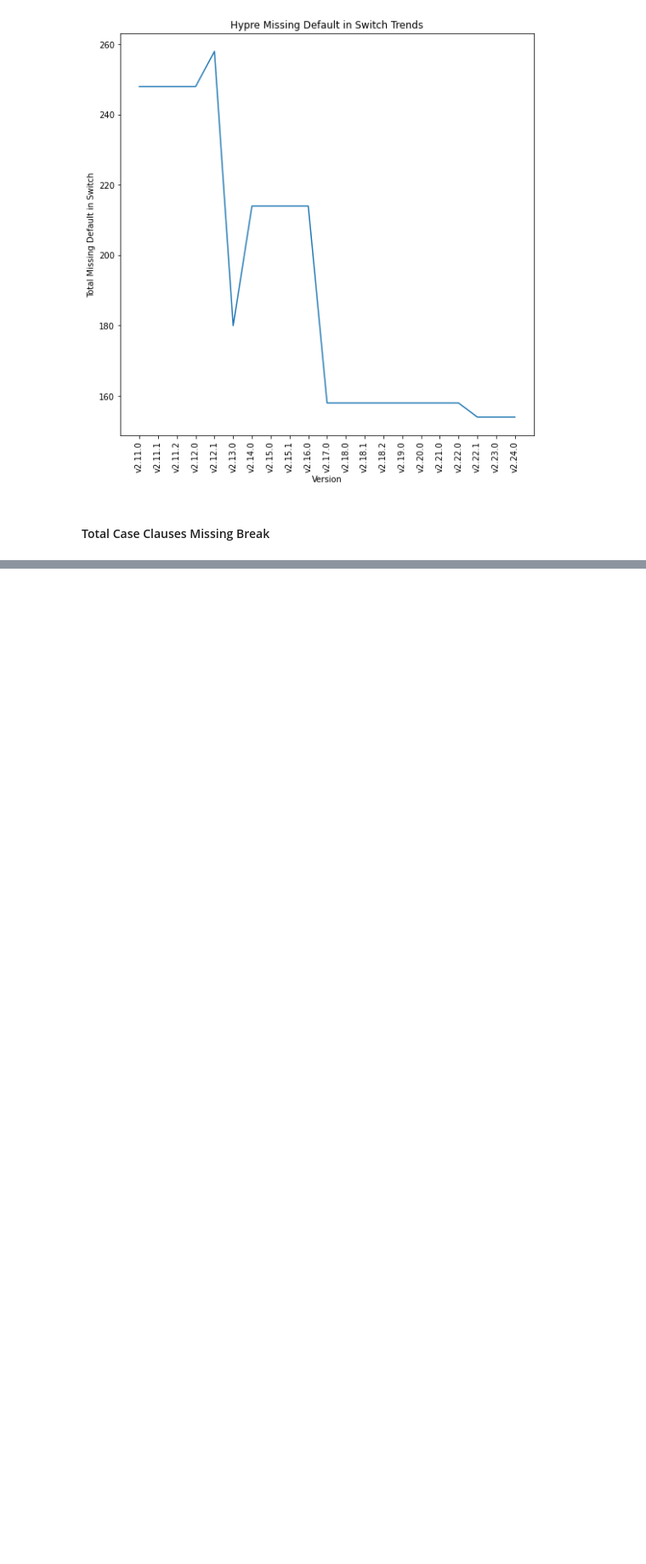
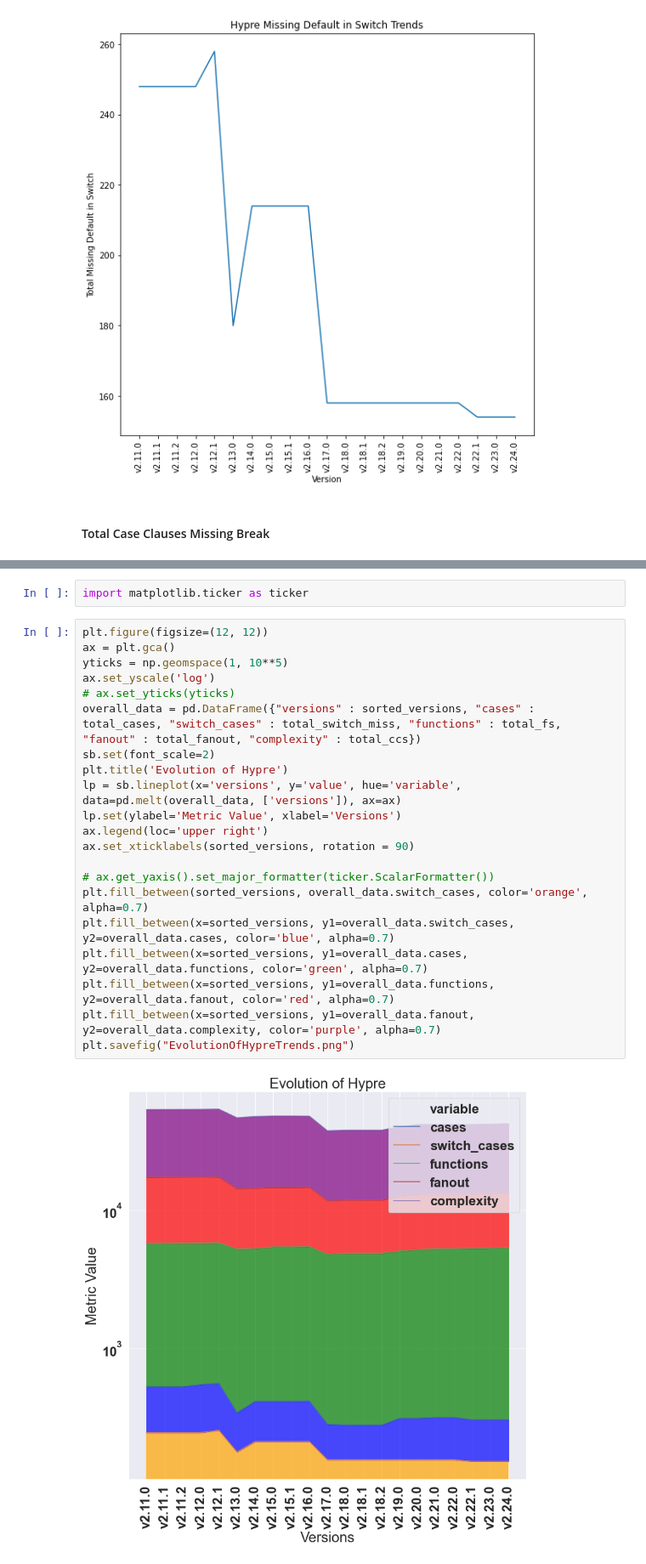
Before and after one commit to HPCL/codepurrfect, a Jupyter notebook: src/dockerStuff/Tool Use Case (HYPRE).ipynb, the cells around one changed output, grey strips where cells are left out. Shown at 85% size. Cells and saved outputs as stored; diff of their text form; blank space fills up the shorter version.

```diff
--- a/src/dockerStuff/Tool Use Case (HYPRE).ipynb
+++ b/src/dockerStuff/Tool Use Case (HYPRE).ipynb
@@ -576,0 +558,25 @@ data["v2.24.0"]
+# %%
+import matplotlib.ticker as ticker
+# %%
+plt.figure(figsize=(12, 12))
+ax = plt.gca()
+yticks = np.geomspace(1, 10**5)
+ax.set_yscale('log')
+# ax.set_yticks(yticks)
+overall_data = pd.DataFrame({"versions" : sorted_versions, "cases" : total_cases, "switch_cases" : total_switch_miss, "functions" : total_fs, "fanout" : total_fanout, "complexity" : total_ccs})
+sb.set(font_scale=2)
+plt.title('Evolution of Hypre')
+lp = sb.lineplot(x='versions', y='value', hue='variable', data=pd.melt(overall_data, ['versions']), ax=ax)
+lp.set(ylabel='Metric Value', xlabel='Versions')
+ax.legend(loc='upper right')
+ax.set_xticklabels(sorted_versions, rotation = 90)
+
+# ax.get_yaxis().set_major_formatter(ticker.ScalarFormatter())
+plt.fill_between(sorted_versions, overall_data.switch_cases, color='orange', alpha=0.7)
+plt.fill_between(x=sorted_versions, y1=overall_data.switch_cases, y2=overall_data.cases, color='blue', alpha=0.7)
+plt.fill_between(x=sorted_versions, y1=overall_data.cases, y2=overall_data.functions, color='green', alpha=0.7)
+plt.fill_between(x=sorted_versions, y1=overall_data.functions, y2=overall_data.fanout, color='red', alpha=0.7)
+plt.fill_between(x=sorted_versions, y1=overall_data.fanout, y2=overall_data.complexity, color='purple', alpha=0.7)
+plt.savefig("EvolutionOfHypreTrends.png")
+# %% [output]
+[figure, added]
```
Also changed, not shown: parts of 16 cells of this notebook, 4 other files.
